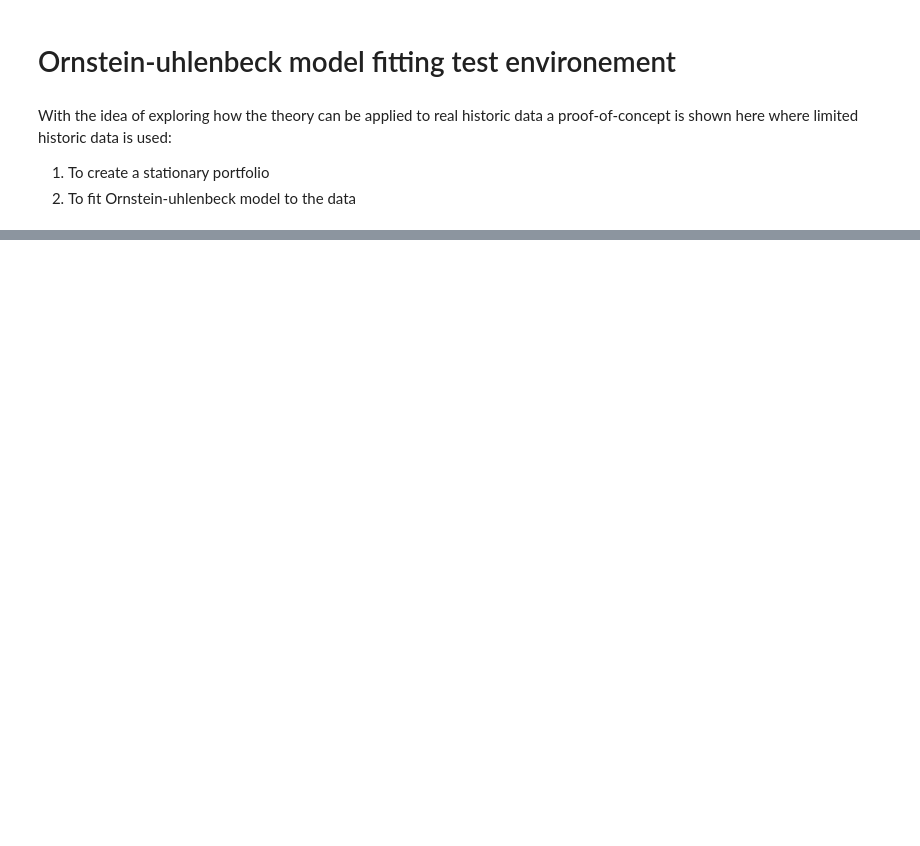
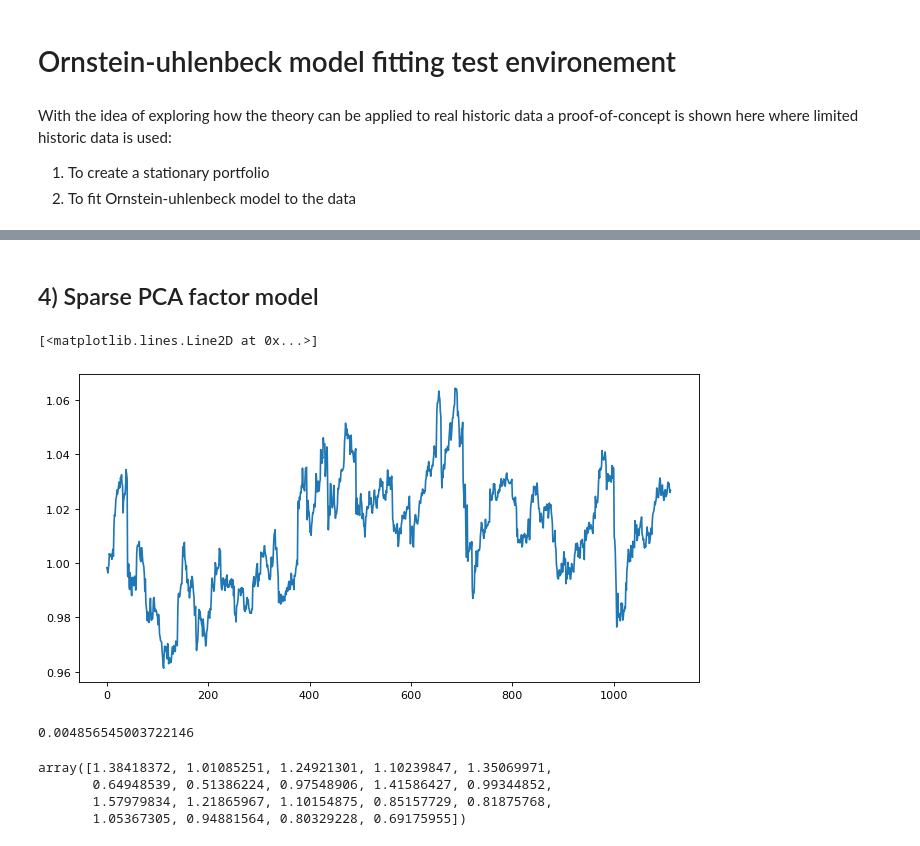
Before and after one commit to quintengeerts2000/MasterThesis-DRL_applications_to_stat_arb, a Jupyter notebook: monte_carlo_simulators/OU_fitting_tests.ipynb, the cells around one changed output, grey strips where cells are left out. Drawn from its saved outputs; the diff is of its cells as text; code cells hidden in the pictures; blank space fills up the shorter version.

```diff
--- a/monte_carlo_simulators/OU_fitting_tests.ipynb
+++ b/monte_carlo_simulators/OU_fitting_tests.ipynb
@@ -369,0 +357,43 @@ oos_residuals  = phi @ oos_returns.T
+# %% [markdown]
+## 4) Sparse PCA factor model
+# %%
+amount_of_factors = 3
+sparsity = 0.4 # the amount of smallest entries that will be set to 0
+# %%
+is_returns = in_sample.dropna().values
+oos_returns = out_sample.dropna().values
+# %%
+def set_sparsity(array, spar):
+    rows, cols = array.shape
+    n = int(np.floor(spar*rows))
+    out_array = array.copy()
+    for col in range(cols):
+        out_array[np.argsort(np.abs(array[:,col].flatten()))[:n],col] = 0
+        out_array[:,col] = out_array[:,col] / np.linalg.norm(out_array[:,col],2)
+    return out_array
+# %%
+from sklearn import linear_model
+#finding factors using sparse pca
+T,N = is_returns.shape
+res_mean = np.mean(is_returns,axis=0,keepdims=True)
+PCA_matrix = 1/(T*N) * is_returns.T @ is_returns
+eigenValues, eigenVectors = np.linalg.eigh(PCA_matrix)
+
+#calculate loadings
+w           = eigenVectors[:,-amount_of_factors:].real                      # w
+#w           = eigenVectors[:,-amount_of_factors:].real                      # w
+sparse_w    = set_sparsity(w, sparsity)
+R           = is_returns
+wtR         = is_returns @ sparse_w                  # R * w
+regr        = LinearRegression(fit_intercept=False,n_jobs=1).fit(wtR,R)
+beta        = regr.coef_                                                    #beta
+phi         = (np.eye(beta.shape[0]) - beta @ sparse_w.T)
+
+is_residuals   = phi @ R.T
+oos_residuals  = phi @ oos_returns.T
+# %%
+plt.figure(figsize=(10,5),dpi=80)
+plt.plot((oos_residuals[15,:]+1).cumprod(axis=0))
+# %% [output]
+[<matplotlib.lines.Line2D at 0x...>]
+[figure, added]
@@ -369,0 +456,11 @@ oos_residuals  = phi @ oos_returns.T
+# %%
+(np.abs((pca_portfolio[:-1,:,:] - pca_portfolio[1:,:,:]))).mean()
+# %% [output]
+0.004856545003722146
+# %%
+(residuals.values+1).cumprod(axis=0)[-1,:]
+# %% [output]
+array([1.38418372, 1.01085251, 1.24921301, 1.10239847, 1.35069971,
+       0.64948539, 0.51386224, 0.97548906, 1.41586427, 0.99344852,
+       1.57979834, 1.21865967, 1.10154875, 0.85157729, 0.81875768,
+       1.05367305, 0.94881564, 0.80329228, 0.69175955])
```
Also changed, not shown: parts of 41 cells of this notebook, 4 other files.
